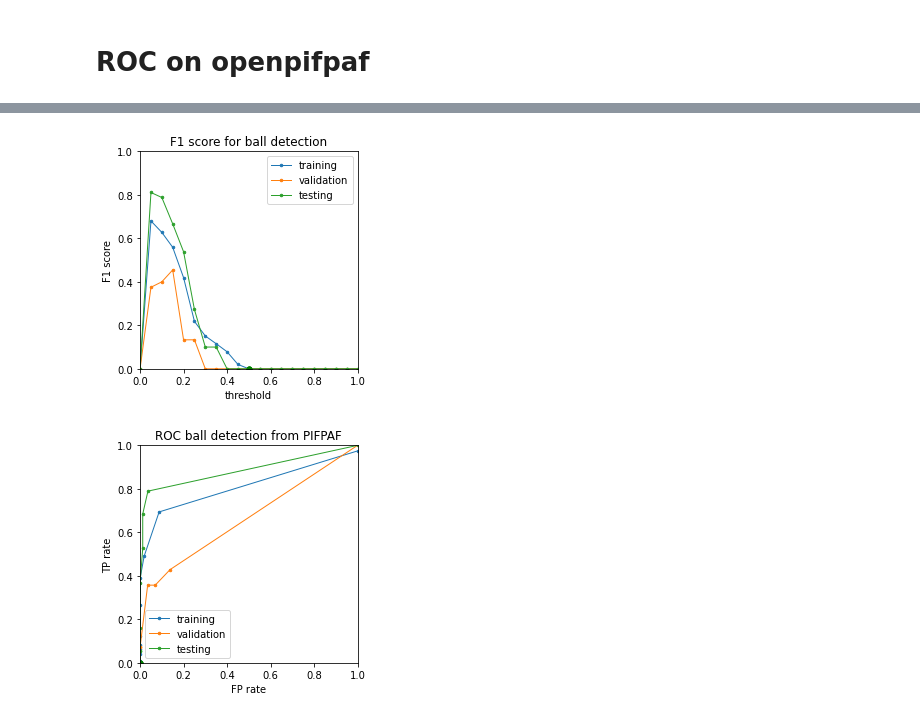
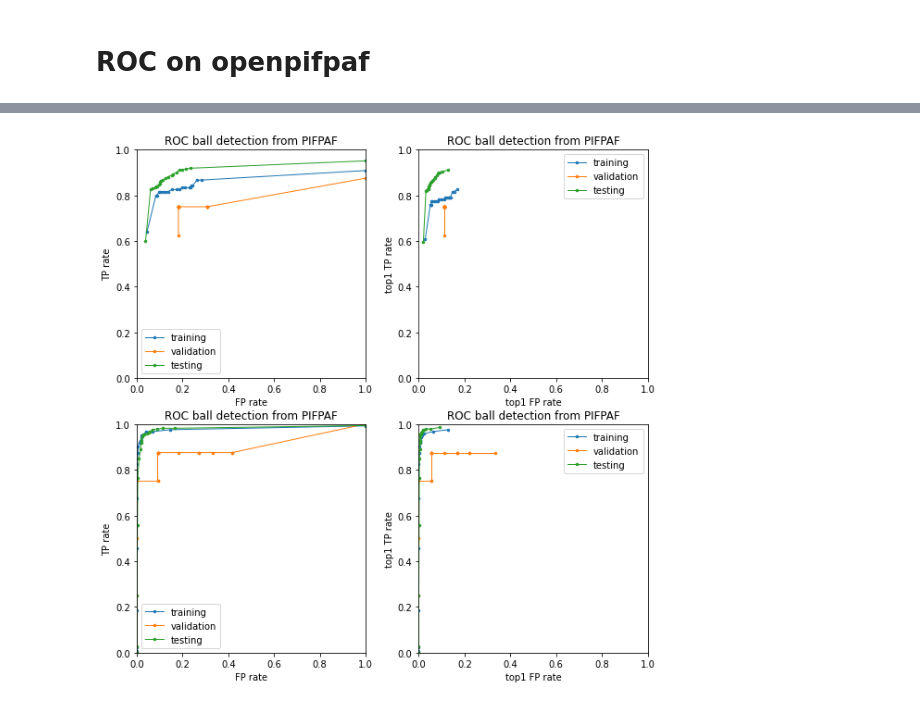
Before and after one commit to openpifpaf/openpifpaf, a Jupyter notebook: ROC_ball.ipynb, the cells around one changed output, grey strips where cells are left out. Saved outputs shown, nothing was run; the diff lists cells and outputs as text; code cells hidden in the pictures.

```diff
--- a/ROC_ball.ipynb
+++ b/ROC_ball.ipynb
@@ -41,0 +65,16 @@ def plot_F1(current_result, label, ax=None):
+# %%
+import pickle
+
+filename = "results/resnet50-210313-090501.923457-cifcent-pan-ball-edge641.pkl.epoch247_ball_tmp_results.pickle"
+fig, axes = plt.subplots(2,2, figsize=(10,10))
+
+for i, filename in enumerate([
+    "outputs/resnet50-210401-101841.678553-ball-edge641.pth.epoch100_ball_tmp_results.pickle",
+    "outputs/resnet50-210312-102243.434563-ball-edge641.pkl.epoch100_ball_tmp_results.pickle"
+]):
+    result = pickle.load(open(filename, "rb"))
+
+    for subset_name in result:
+        #plot_F1(result[subset_name], subset_name, axes[0])
+        plot_roc(result[subset_name]["metrics"], x_label="FP rate", y_label="TP rate", label=subset_name, ax=axes[i,0])
+        plot_roc(result[subset_name]["top1_metrics"], x_label="top1 FP rate", y_label="top1 TP rate", label=subset_name, ax=axes[i,1])
@@ -42,12 +88,18 @@ def plot_F1(current_result, label, ax=None):
 # %%
 import pickle
 
 filename = "results/resnet50-210313-090501.923457-cifcent-pan-ball-edge641.pkl.epoch247_ball_tmp_results.pickle"
-result = pickle.load(open(filename, "rb"))
-fig, axes = plt.subplots(2,1)
-for subset_name in result:
-    plot_F1(result[subset_name], subset_name, axes[0])
-    plot_roc(result[subset_name], subset_name, ax)
+fig, axes = plt.subplots(2,2, figsize=(10,10))
+
+for i, filename in enumerate([
+    "outputs/resnet50-210401-101841.678553-ball-edge641.pth.epoch100_ball_tmp_results.pickle",
+    "outputs/resnet50-210312-102243.434563-ball-edge641.pkl.epoch100_ball_tmp_results.pickle"
+]):
+    result = pickle.load(open(filename, "rb"))
+
+    for subset_name in result:
+        #plot_F1(result[subset_name], subset_name, axes[0])
+        plot_roc(result[subset_name]["metrics"], x_label="FP rate", y_label="TP rate", label=subset_name, ax=axes[i,0])
+        plot_roc(result[subset_name]["top1_metrics"], x_label="top1 FP rate", y_label="top1 TP rate", label=subset_name, ax=axes[i,1])
 # %% [output]
-[figure, old version]
+[figure, new version]
-[figure, removed]
```
Also changed, not shown: parts of 5 cells of this notebook, 8 other files.
